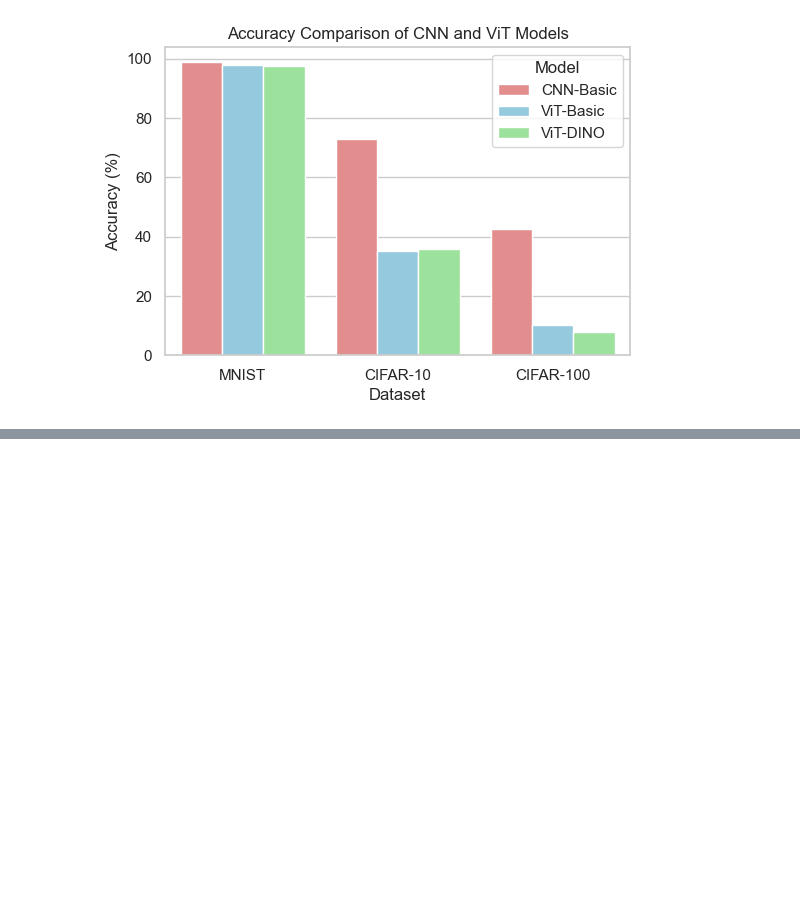
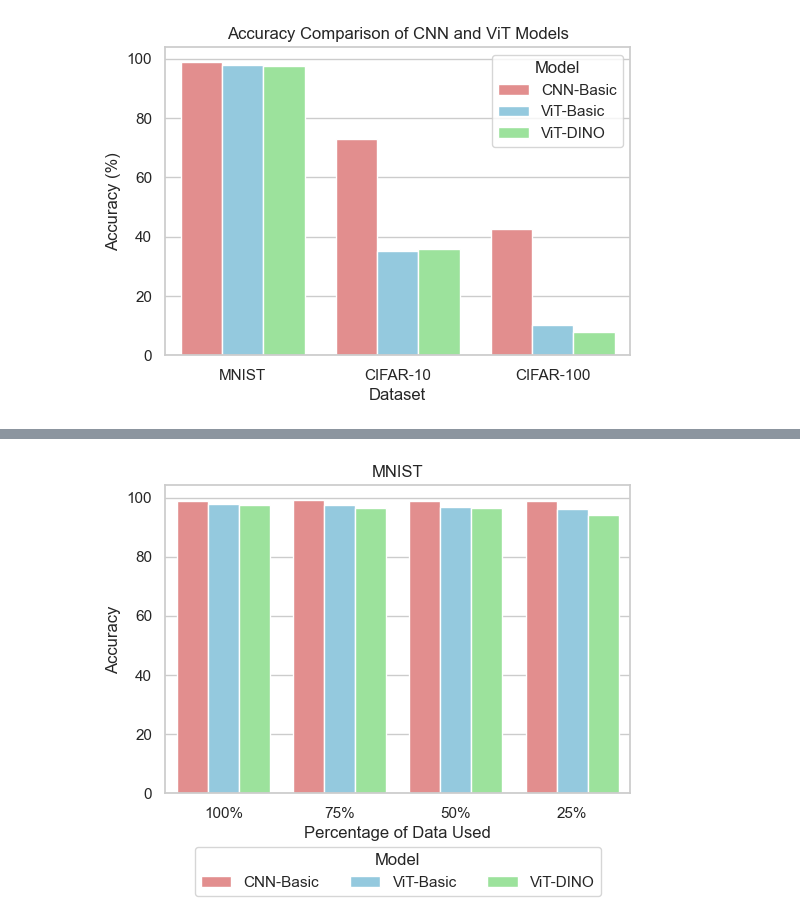
Before and after one commit to pressi-g/pytorch-vit, a Jupyter notebook: notebooks/accuracy_plots.ipynb, the cells around one changed output, grey strips where cells are left out. Cells and saved outputs as stored; diff of their text form; code cells hidden in the pictures; blank space fills up the shorter version.

```diff
--- a/notebooks/accuracy_plots.ipynb
+++ b/notebooks/accuracy_plots.ipynb
@@ -46,0 +121,13 @@ plt.savefig("../notebooks/plots/full_accuracy_plots.pdf", format="pdf")
+# %%
+# Filter data for MNIST
+df_cifar10 = df_melted[df_melted['Dataset'] == 'MNIST']
+
+# Plot
+plt.figure(figsize=(6,4))
+sns.barplot(x='Percentage of Data Used', y='Accuracy', hue='Model', data=df_cifar10, palette={"CNN-Basic": "lightcoral", "ViT-Basic": "skyblue", "ViT-DINO": "lightgreen"})
+plt.title('MNIST')
+# Position the legend at the bottom
+plt.legend(title='Model', loc='upper center', bbox_to_anchor=(0.5, -0.15), ncol=3)
+plt.show()
+# %% [output]
+[figure, added]
```
Also changed, not shown: parts of 5 cells of this notebook.
